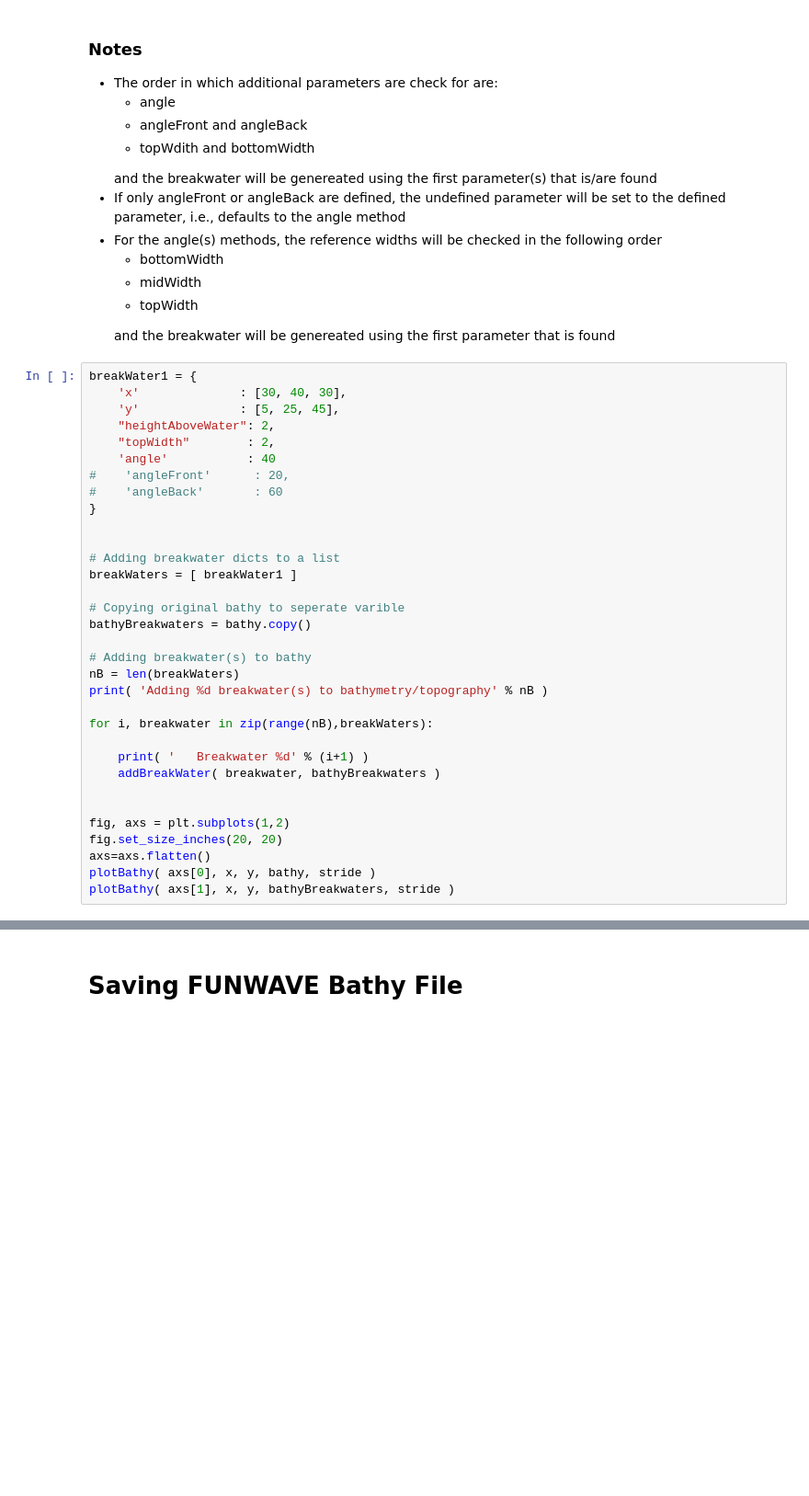
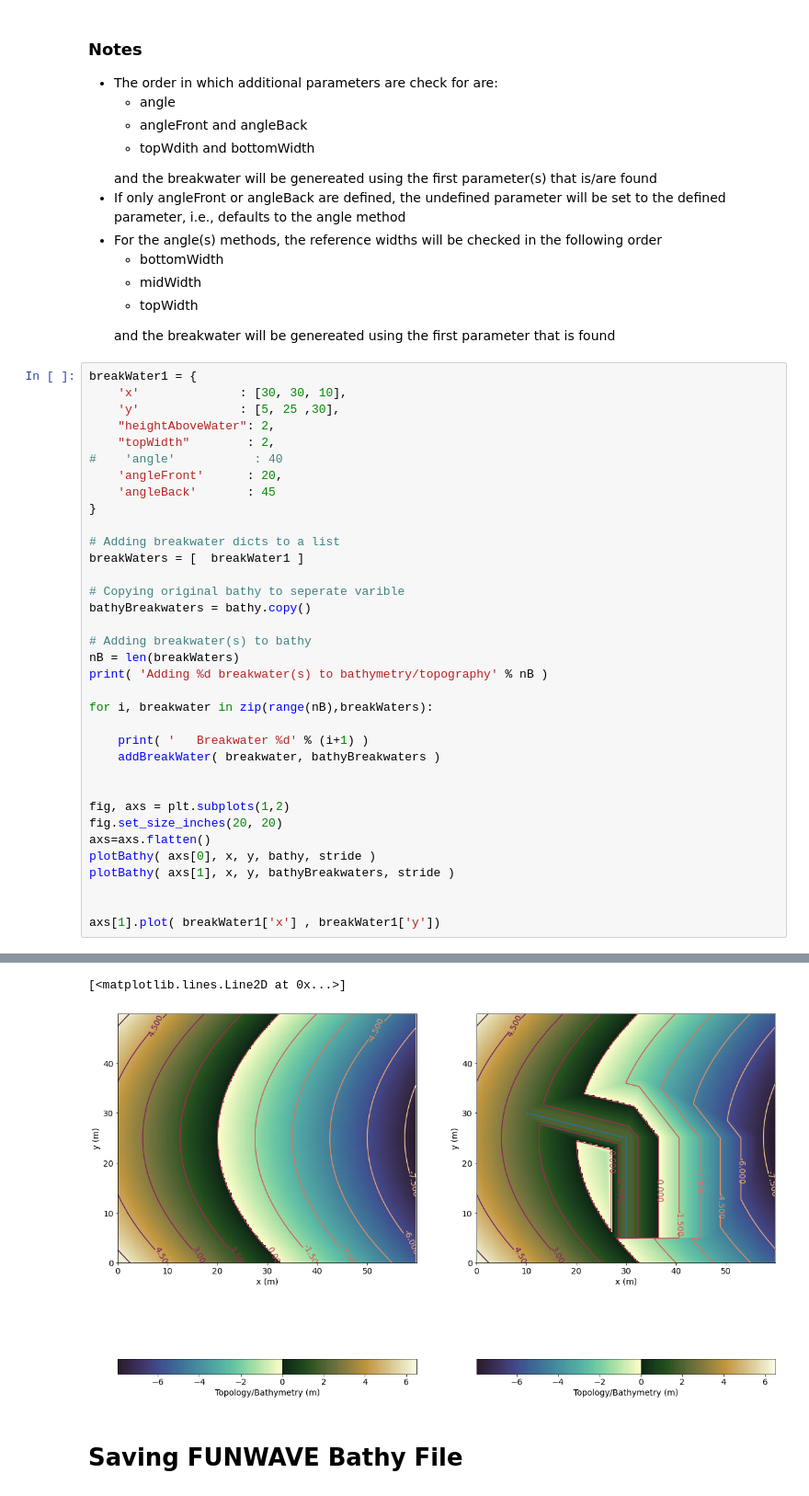
Before and after one commit to mayhl/FUNWAVE-TVD-pyScripts, a Jupyter notebook: bathy_modifications/addBreakwater.ipynb, the cells around one changed output, grey strips where cells are left out. Shown: that part at 92% size. Drawn from its saved outputs; the diff is of its cells as text; blank space fills up the shorter version.

Commit message:
Fixed bugs with breakwaters with different slopes and connected breakwater.

```diff
--- a/bathy_modifications/addBreakwater.ipynb
+++ b/bathy_modifications/addBreakwater.ipynb
@@ -602,18 +652,17 @@ def addCornerBreakwater( x0, y0, topWidth, heightAboveWater, slope, startAngle,
 </ul>
 # %%
 breakWater1 = {
-    'x'              : [30, 40, 30],
-    'y'              : [5, 25, 45],
+    'x'              : [30, 30, 10],
+    'y'              : [5, 25 ,30],
     "heightAboveWater": 2,
     "topWidth"        : 2,
-    'angle'           : 40
-#    'angleFront'      : 20,
-#    'angleBack'       : 60
+#    'angle'           : 40
+    'angleFront'      : 20,
+    'angleBack'       : 45
 }
 
-
 # Adding breakwater dicts to a list
-breakWaters = [ breakWater1 ]
+breakWaters = [  breakWater1 ]
 
 # Copying original bathy to seperate varible
 bathyBreakwaters = bathy.copy()
@@ -633,6 +682,9 @@ fig.set_size_inches(20, 20)
 axs=axs.flatten()
 plotBathy( axs[0], x, y, bathy, stride )
 plotBathy( axs[1], x, y, bathyBreakwaters, stride )
+
+
+axs[1].plot( breakWater1['x'] , breakWater1['y'])
 # %% [output]
 Adding 1 breakwater(s) to bathymetry/topography
    Breakwater 1
@@ -644,5 +696,7 @@ Adding 1 breakwater(s) to bathymetry/topography
          Using parameter topWidth
       Adding corner 1
+[<matplotlib.lines.Line2D at 0x...>]
+[figure, added]
 # %% [markdown]
 # Saving FUNWAVE Bathy File
 # %%
```
Also changed, not shown: parts of 3 cells of this notebook.
